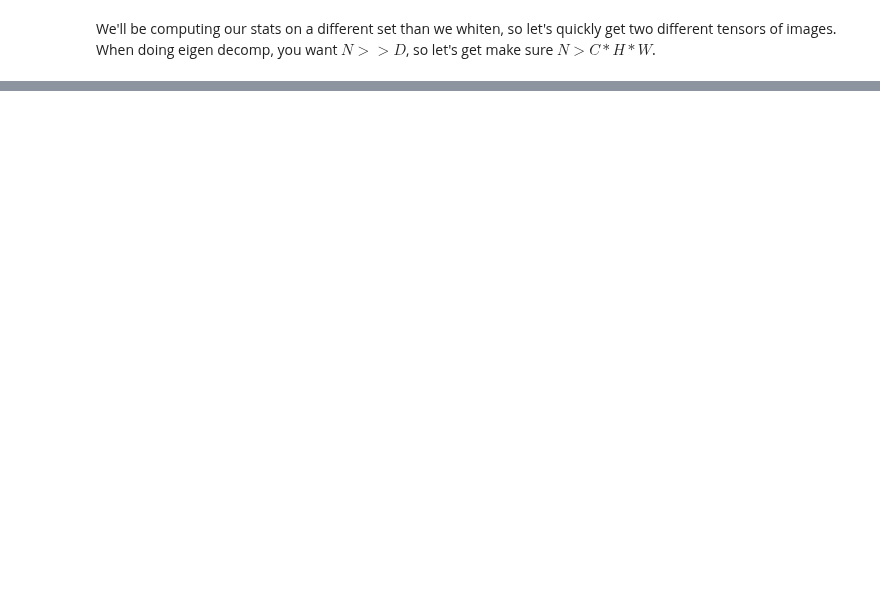
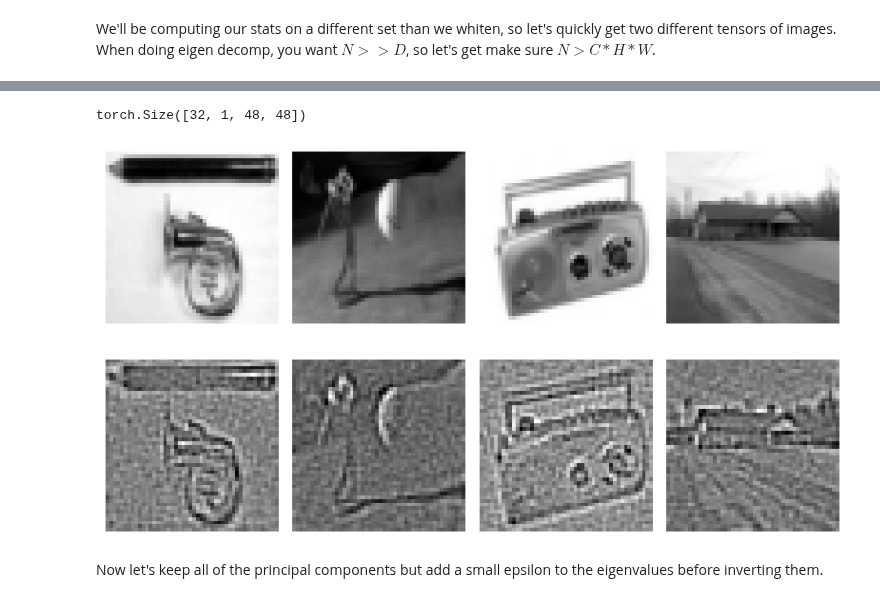
Before and after one commit to rctn/sparsecoding, a Jupyter notebook: examples/Data_Whitening.ipynb, the cells around one changed output, grey strips where cells are left out. Cells and saved outputs as stored; diff of their text form; code cells hidden in the pictures; blank space fills up the shorter version.

```diff
--- a/examples/Data_Whitening.ipynb
+++ b/examples/Data_Whitening.ipynb
@@ -480,0 +338,14 @@ Text(0, 0.5, 'time (s)')
+# %%
+whitened_stats = compute_image_whitening_stats(sample_images)
+
+whitened = whiten_images(test_images, algorithm = 'zca', stats = whitened_stats, n_components = int(0.5*test_images[0].numel()))
+
+print(whitened.shape)
+display_images(test_images)
+display_whitened_images(whitened)
+# %% [output]
+torch.Size([32, 1, 48, 48])
+[figure, added]
+[figure, added]
+# %% [markdown]
+Now let's keep all of the principal components but add a small epsilon to the eigenvalues before inverting them.
```
Also changed, not shown: parts of 49 cells of this notebook, 1 other file.
